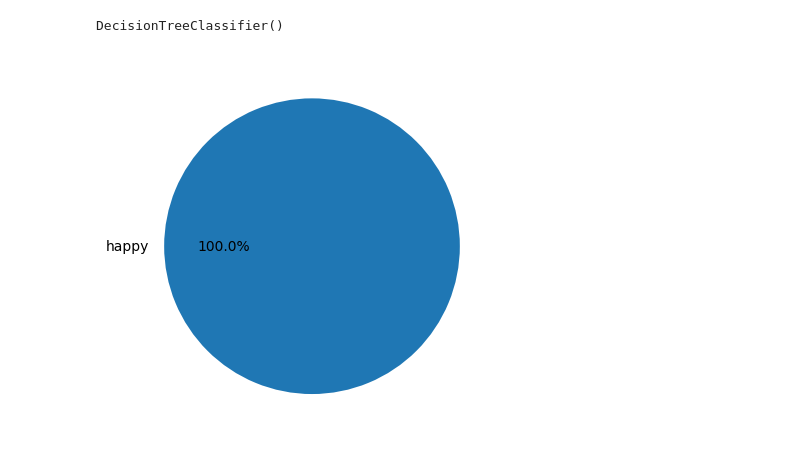
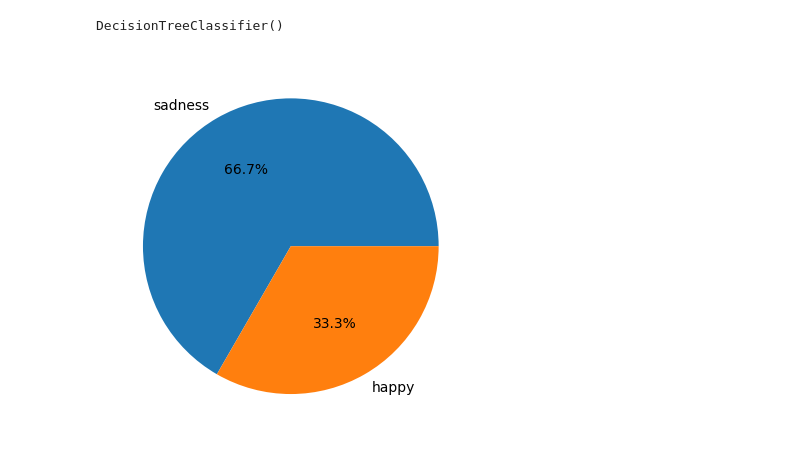
Before and after one commit to KevinDal2027/TextToEmotionPredictionModel, a Jupyter notebook: main.ipynb, the cells around one changed output. Cells and saved outputs as stored; diff of their text form; code cells hidden in the pictures.

```diff
--- a/main.ipynb
+++ b/main.ipynb
@@ -26,7 +21,7 @@ from pygments.lexer import words
 nlp = spacy.load('en_core_web_sm')
 
 
-df = pd.read_csv("data/Emotion_final.csv")
+df = pd.read_csv("static/Emotion_final.csv")
 
 xList = []
 yList = []
@@ -43,8 +38,8 @@ for _, row in df.iterrows():
             yList.append(emotion)
 
 wordsInDF = pd.DataFrame({'Word': xList, 'Emotion': yList})
-# wordsInDF.to_csv("data/Extracted_Emotions_All_Included.csv", index = False)
-wordsInDF.to_csv("data/Extracted_Emotions_VERB_ADJ_ADV.csv", index=False)
+# wordsInDF.to_csv("static/Extracted_Emotions_All_Included.csv", index = False)
+wordsInDF.to_csv("static/Extracted_Emotions_VERB_ADJ_ADV.csv", index=False)
 wordsInDF
 # %% [output]
 |  | Word | Emotion |
@@ -62,8 +57,8 @@ wordsInDF
 196495 rows × 2 columns
 # %%
 #LOAD DataFrame
-wordsInDF = pd.read_csv("data/Extracted_Emotions_VERB_ADJ_ADV.csv")
-# wordsInDF = pd.read_csv("data/Extracted_Emotions_All_Included.csv")
+wordsInDF = pd.read_csv("static/Extracted_Emotions_VERB_ADJ_ADV.csv")
+# wordsInDF = pd.read_csv("static/Extracted_Emotions_All_Included.csv")
 # %%
 #SHOW BAR CHART OF EMOTIONS' COUNTS
 plt.figure(figsize=(12,5))
@@ -89,7 +84,7 @@ wordsInDF.to_csv("data/Encoded_VERB_ADJ_ADV.csv")
 # %%
 # LOADING FROM Emotion_Encoded
-wordsInDF = pd.read_csv("data/Encoded_VERB_ADJ_ADV.csv")
-# wordsInDF = pd.read_csv("data/Emotion_Encoded.csv")
+wordsInDF = pd.read_csv("static/Encoded_VERB_ADJ_ADV.csv")
+# wordsInDF = pd.read_csv("static/Emotion_Encoded.csv")
 
 wordsInDF = wordsInDF.drop('Unnamed: 0', axis=1)
 # wordsInDF.corr()
@@ -127,31 +122,33 @@ print()
 testIndices = []
 test = test.lower()
 
 nlp = spacy.load('en_core_web_sm')
 test = nlp(test)
 
 
 for word in test:
     if word.text in list(wordsArray) and word.pos_ in ['VERB', "ADJ", "ADV", "NOUN"]:
+        if word.pos_ != 'NOUN':
+            testIndices.append(list(wordsArray).index(word.lemma_))
         testIndices.append(list(wordsArray).index(word.lemma_))
 testDF = pd.DataFrame({'Word': testIndices})
 
 emotionScalar = [0] * len(emotionArray)
 
 # predictions = np.array(model.predict(testDF))
 # TRYING FOR LINEAR REGRESSIONS
 # rounded_predictions = np.round(predictions).astype(int)
 
 for i in model.predict(testDF):
     emotionScalar[i] += 1
 
 finalEmotionPieScalar = []
 finalEmotionPie = []
 for i in emotionScalar:
     if i > 0 and emotionArray[emotionScalar.index(i)] not in finalEmotionPie:
         finalEmotionPie.append(emotionArray[emotionScalar.index(i)])
         finalEmotionPieScalar.append(i)
 plt.pie(finalEmotionPieScalar, labels=finalEmotionPie, autopct='%1.1f%%')
 plt.show()
 # %% [output]
-[figure, old version]
+[figure, new version]
```
Also changed, not shown: parts of 2 cells of this notebook, 6 other files.
